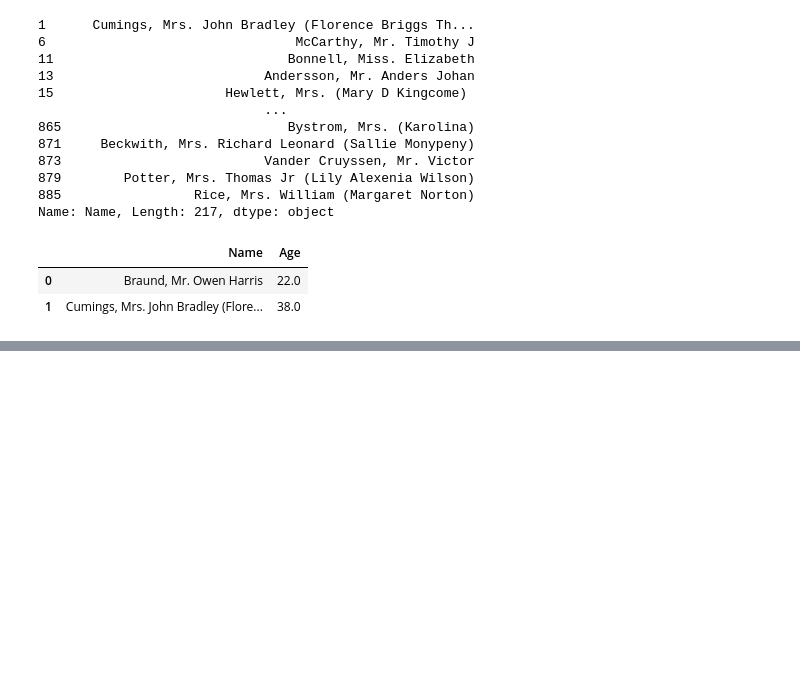
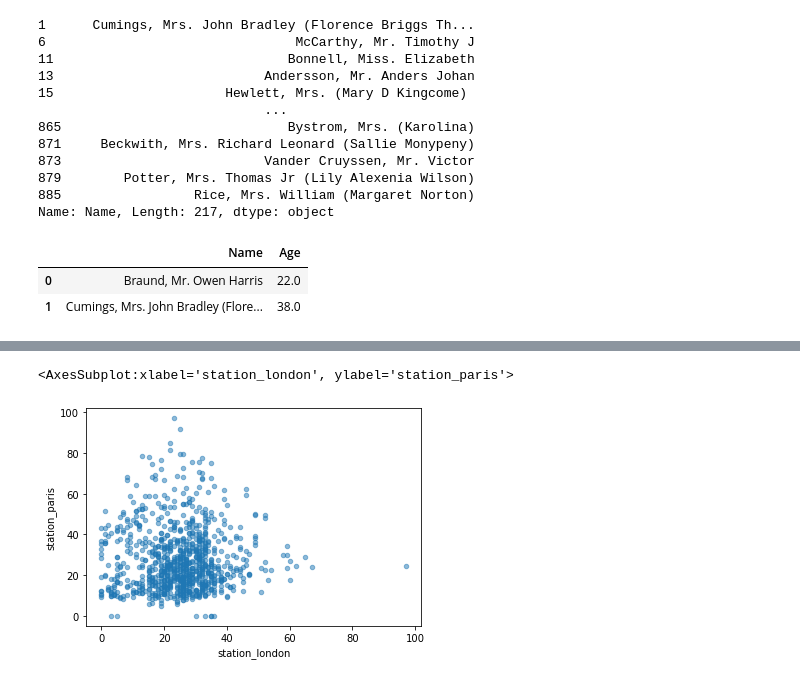
Before and after one commit to mcorne/test-python, a Jupyter notebook: pandas/getting-started.ipynb, the cells around one changed output, grey strips where cells are left out. Cells and saved outputs as stored; diff of their text form; code cells hidden in the pictures; blank space fills up the shorter version.

```diff
--- a/pandas/getting-started.ipynb
+++ b/pandas/getting-started.ipynb
@@ -286,0 +351,6 @@ titanic.loc[[0, 1], ["Name", "Age"]]
+# %%
+# Show Paris and London data scatter
+air_quality.plot.scatter(x="station_london", y="station_paris", alpha=0.5)
+# %% [output]
+<AxesSubplot:xlabel='station_london', ylabel='station_paris'>
+[figure, added]
```
Also changed, not shown: parts of 12 cells of this notebook, 2 other files.
